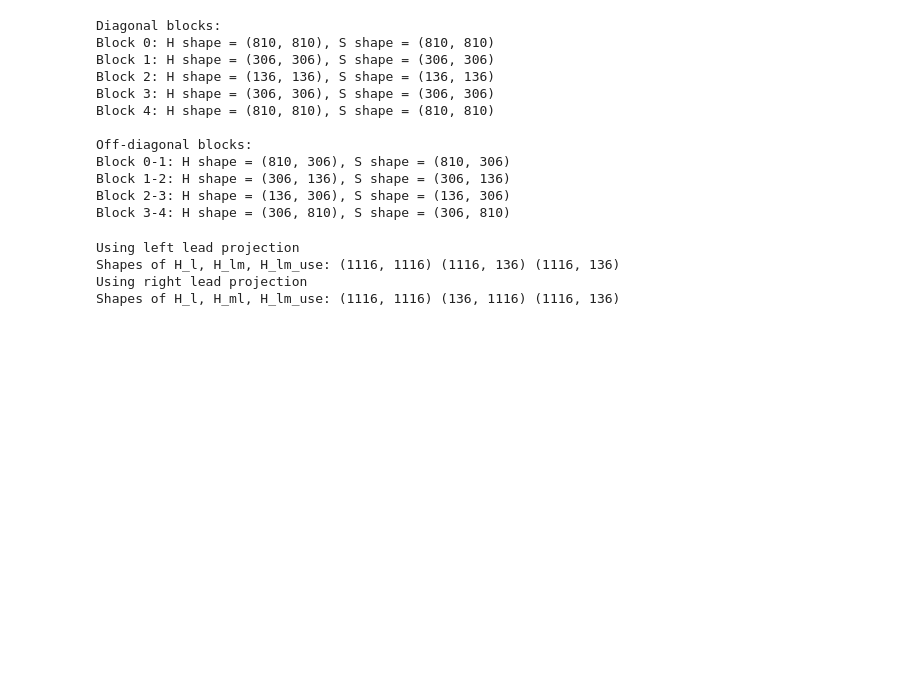
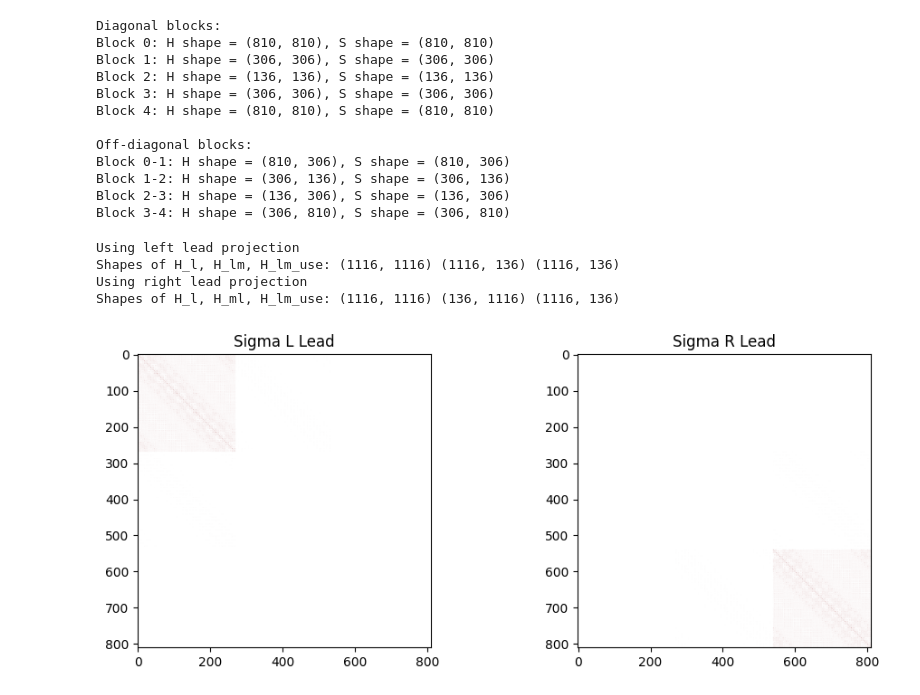
Before and after one commit to aj0337/qtpyt-tests, a Jupyter notebook: vertex_correction/pentadienyl/projection_mol_space/tester.ipynb, the cells around one changed output. Cells and saved outputs as stored; diff of their text form; code cells hidden in the pictures; blank space fills up the shorter version.

```diff
--- a/vertex_correction/pentadienyl/projection_mol_space/tester.ipynb
+++ b/vertex_correction/pentadienyl/projection_mol_space/tester.ipynb
@@ -12,6 +12,15 @@ from qtpyt.basis import Basis
 from qtpyt.surface.principallayer import PrincipalSelfEnergy
 from qtpyt.surface.tools import prepare_leads_matrices
 from qtpyt.tools import remove_pbc, rotate_couplings
+# %%
+from matplotlib.colors import LinearSegmentedColormap
+
+
+maroon_cmap = LinearSegmentedColormap.from_list(
+    "white_to_maroon",
+    ["white", "#800000"],
+    N=256
+)
 # %%
 def compute_gamma_from_sigma(sigma: np.ndarray) -> np.ndarray:
     """
@@ -362,10 +371,14 @@ def compute_projected_self_energy(
 
     elif direction == "right":
         print("Using right lead projection")
-        H_l, S_l = hs_list_ii[0]
-        H_l = H_l.T.conj()
-        S_l = S_l.T.conj()
-        H_ml, S_ml = hs_list_ij[0]
+        # H_l, S_l = hs_list_ii[0]
+        # H_l = H_l.T.conj()
+        # S_l = S_l.T.conj()
+        # H_ml, S_ml = hs_list_ij[0]
+        # H_lm_use = H_ml.T.conj()
+        # S_lm_use = S_ml.T.conj()
+        H_l, S_l = hs_list_ii[-1]
+        H_ml, S_ml = hs_list_ij[-1]
         H_lm_use = H_ml.T.conj()
         S_lm_use = S_ml.T.conj()
         print("Shapes of H_l, H_ml, H_lm_use:", H_l.shape, H_ml.shape, H_lm_use.shape)
@@ -584,3 +595,16 @@ Using left lead projection
 Shapes of H_l, H_lm, H_lm_use: (1116, 1116) (1116, 136) (1116, 136)
 Using right lead projection
 Shapes of H_l, H_ml, H_lm_use: (1116, 1116) (136, 1116) (1116, 136)
+# %%
+fig, axes = plt.subplots(1, 2, figsize=(10, 4))
+
+axes[0].imshow(np.abs(sigma_L_lead), cmap=maroon_cmap)
+axes[0].set_title("Sigma L Lead")
+
+axes[1].imshow(np.abs(sigma_R_lead), cmap=maroon_cmap)
+axes[1].set_title("Sigma R Lead")
+
+plt.tight_layout()
+plt.show()
+# %% [output]
+[figure, added]
```
Also changed, not shown: parts of 3 cells of this notebook.
